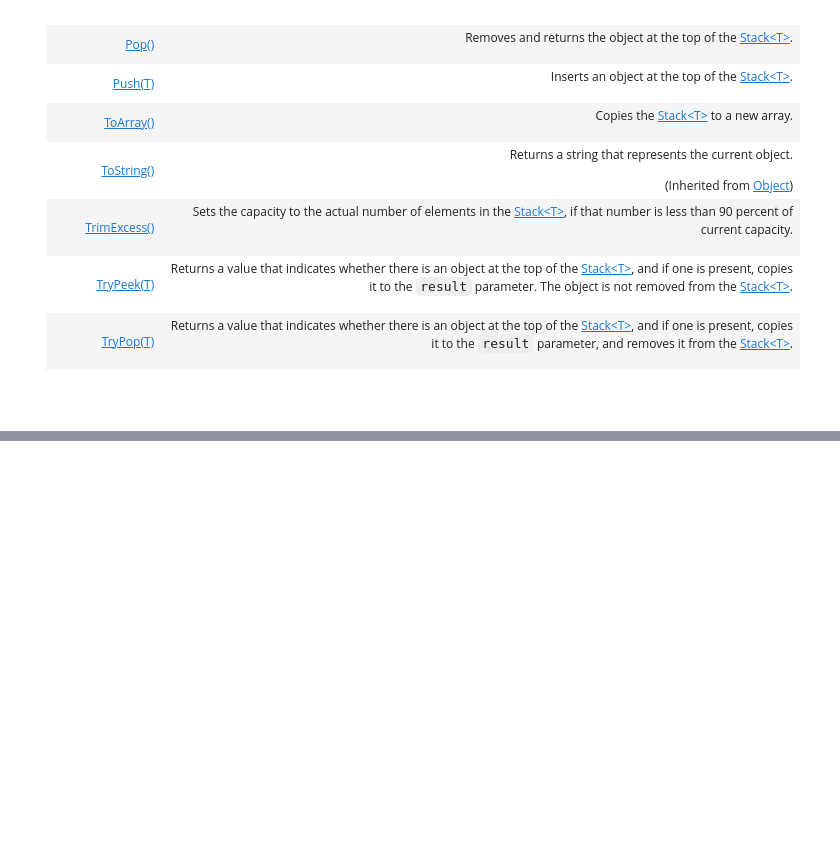
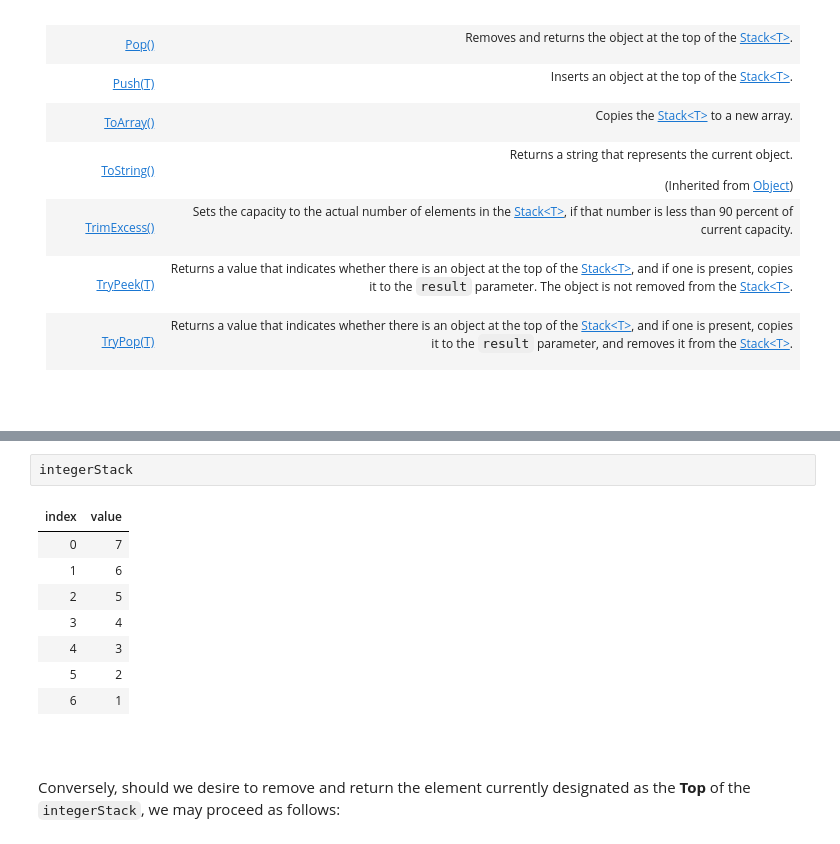
Before and after one commit to HarryJamesGreenblatt/Notes-On-C-Sharp, a Jupyter notebook: 16. Linear Data Structures/Built-In Classes/The Stack Class.ipynb, the cells around one changed output, grey strips where cells are left out. Drawn from its saved outputs; the diff is of its cells as text; blank space fills up the shorter version.

```diff
--- a/16. Linear Data Structures/Built-In Classes/The Stack Class.ipynb
+++ b/16. Linear Data Structures/Built-In Classes/The Stack Class.ipynb
@@ -254,0 +303,15 @@ As elements are added to a `Stack<T>`, the capacity is automatically increased a
+# %%
+integerStack
+# %% [output]
+| index | value |
+| 0 | 7 |
+| 1 | 6 |
+| 2 | 5 |
+| 3 | 4 |
+| 4 | 3 |
+| 5 | 2 |
+| 6 | 1 |
+# %% [markdown]
+<br>
+# %% [markdown]
+Conversely, should we desire to remove and return the element currently designated as the **Top** of the `integerStack`, we may proceed as follows:
```
Also changed, not shown: parts of 42 cells of this notebook.
